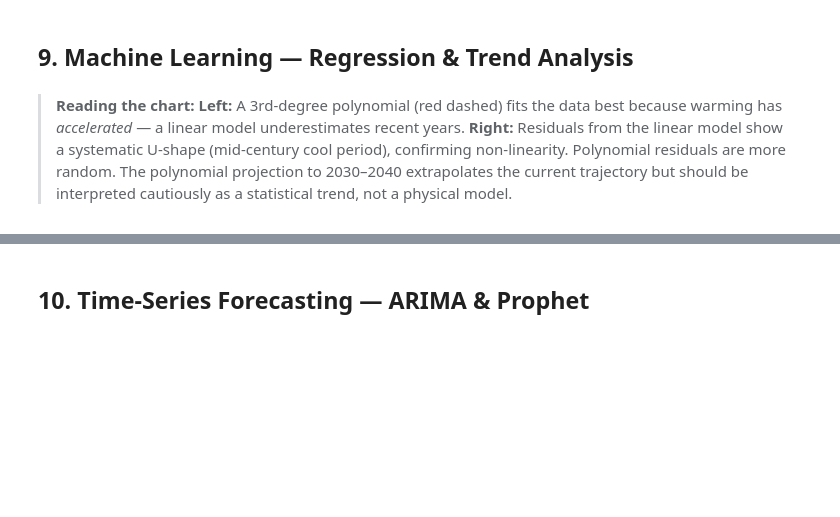
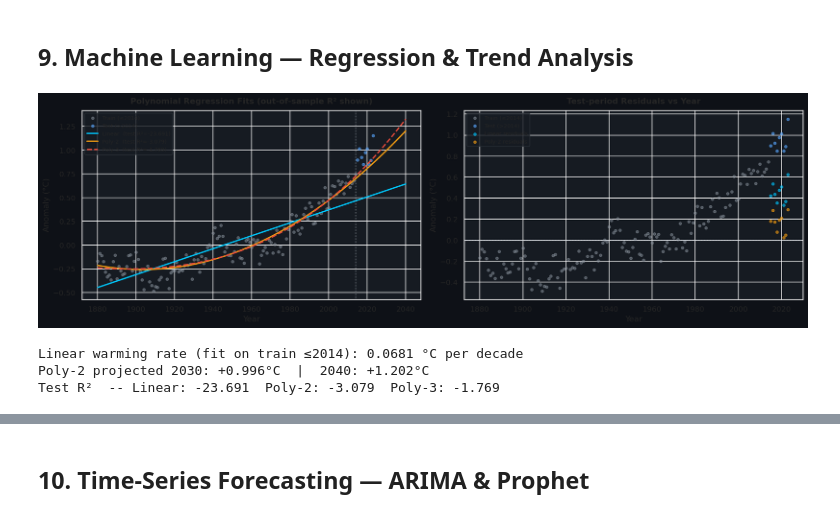
Before and after one commit to Nobby-sibanda/Global-Temperature-Analysis, a Jupyter notebook: notebooks/Global_Temperature_Analysis.ipynb, the cells around one changed output, grey strips where cells are left out. Saved outputs shown, nothing was run; the diff lists cells and outputs as text; code cells hidden in the pictures; blank space fills up the shorter version.

```diff
--- a/notebooks/Global_Temperature_Analysis.ipynb
+++ b/notebooks/Global_Temperature_Analysis.ipynb
@@ -638,41 +806,51 @@ print(f'Mean difference: {diff.mean():+.4f}°C  (sign: GISTEMP - Berkeley Earth)
 ## 9. Machine Learning — Regression & Trend Analysis <a id='9'></a>
 # %%
 # ── 9A. Linear vs Polynomial regression ─────────────────────────────────────
+# Held-out test split (same 2014 cutoff used later for ARIMA/RF) so the reported
+# R^2 is out-of-sample, not just in-sample curve-fitting -- a cubic polynomial
+# in particular looks deceptively good on data it's already seen.
 df_ml = df_global[['Year','Annual']].dropna().copy()
-X = df_ml['Year'].values.reshape(-1,1)
+train_ml = df_ml[df_ml['Year'] <= 2014]
+test_ml  = df_ml[df_ml['Year']  > 2014]
+
+X_train, y_train = train_ml['Year'].values.reshape(-1,1), train_ml['Annual'].values
+X_test,  y_test  = test_ml['Year'].values.reshape(-1,1),  test_ml['Annual'].values
+X = df_ml['Year'].values.reshape(-1,1)   # full series, for plotting the fitted curve only
 y = df_ml['Annual'].values
 
-lr = LinearRegression().fit(X, y)
-poly2 = make_pipeline(PolynomialFeatures(2), LinearRegression()).fit(X, y)
-poly3 = make_pipeline(PolynomialFeatures(3), LinearRegression()).fit(X, y)
+lr    = LinearRegression().fit(X_train, y_train)
+poly2 = make_pipeline(PolynomialFeatures(2), LinearRegression()).fit(X_train, y_train)
+poly3 = make_pipeline(PolynomialFeatures(3), LinearRegression()).fit(X_train, y_train)
 
 x_pred = np.linspace(X.min(), 2040, 300).reshape(-1,1)
 
 fig, axes = plt.subplots(1, 2, figsize=(16, 5))
 for ax in axes:
-    ax.scatter(X, y, s=15, alpha=0.5, color='#8B949E', zorder=2, label='Observations')
+    ax.scatter(X_train, y_train, s=15, alpha=0.5, color='#8B949E', zorder=2, label='Train (≤2014)')
+    ax.scatter(X_test, y_test, s=15, alpha=0.6, color='#58A6FF', zorder=2, label='Test (>2014)')
 
-axes[0].plot(x_pred, lr.predict(x_pred),    color='#00C6FF', lw=2, label=f'Linear  (R²={r2_score(y,lr.predict(X)):.3f})')
-axes[0].plot(x_pred, poly2.predict(x_pred), color='#F39C12', lw=2, label=f'Poly-2  (R²={r2_score(y,poly2.predict(X)):.3f})')
-axes[0].plot(x_pred, poly3.predict(x_pred), color='#E74C3C', lw=2, linestyle='--', label=f'Poly-3  (R²={r2_score(y,poly3.predict(X)):.3f})')
-axes[0].axvline(2024, color='#C9D1D9', lw=0.8, linestyle=':')
-axes[0].set_title('Polynomial Regression Fits'); axes[0].legend(fontsize=8)
+axes[0].plot(x_pred, lr.predict(x_pred),    color='#00C6FF', lw=2, label=f'Linear  (test R²={r2_score(y_test,lr.predict(X_test)):.3f})')
+axes[0].plot(x_pred, poly2.predict(x_pred), color='#F39C12', lw=2, label=f'Poly-2  (test R²={r2_score(y_test,poly2.predict(X_test)):.3f})')
+axes[0].plot(x_pred, poly3.predict(x_pred), color='#E74C3C', lw=2, linestyle='--', label=f'Poly-3  (test R²={r2_score(y_test,poly3.predict(X_test)):.3f})')
+axes[0].axvline(2014, color='#C9D1D9', lw=0.8, linestyle=':')
+axes[0].set_title('Polynomial Regression Fits (out-of-sample R² shown)'); axes[0].legend(fontsize=8)
 
-# Residuals
-axes[1].scatter(X, y - lr.predict(X), s=15, alpha=0.5, color='#00C6FF', label='Linear residuals')
-axes[1].scatter(X, y - poly2.predict(X), s=15, alpha=0.5, color='#F39C12', label='Poly-2 residuals')
+# Residuals on the test period only, since that's the meaningful check
+axes[1].scatter(X_test, y_test - lr.predict(X_test), s=15, alpha=0.6, color='#00C6FF', label='Linear residuals')
+axes[1].scatter(X_test, y_test - poly2.predict(X_test), s=15, alpha=0.6, color='#F39C12', label='Poly-2 residuals')
 axes[1].axhline(0, color='#C9D1D9', lw=0.8, linestyle='--')
-axes[1].set_title('Residuals vs Year'); axes[1].legend(fontsize=8)
+axes[1].set_title('Test-period Residuals vs Year'); axes[1].legend(fontsize=8)
 
 for ax in axes:
     ax.set_xlabel('Year'); ax.set_ylabel('Anomaly (°C)')
 plt.tight_layout(); plt.show()
 
 rate = lr.coef_[0]
-print(f'Linear warming rate: {rate*10:.4f} °C per decade')
+print(f'Linear warming rate (fit on train ≤2014): {rate*10:.4f} °C per decade')
 print(f'Poly-2 projected 2030: {poly2.predict([[2030]])[0]:+.3f}°C  |  2040: {poly2.predict([[2040]])[0]:+.3f}°C')
+print(f'Test R²  -- Linear: {r2_score(y_test,lr.predict(X_test)):.3f}  Poly-2: {r2_score(y_test,poly2.predict(X_test)):.3f}  Poly-3: {r2_score(y_test,poly3.predict(X_test)):.3f}')
+# %% [output]
+[figure, added]
+Linear warming rate (fit on train ≤2014): 0.0681 °C per decade
+Poly-2 projected 2030: +0.996°C  |  2040: +1.202°C
+Test R²  -- Linear: -23.691  Poly-2: -3.079  Poly-3: -1.769
-# %% [markdown]
-> **Reading the chart:**
-> **Left:** A 3rd-degree polynomial (red dashed) fits the data best because warming has *accelerated* — a linear model underestimates recent years.
-> **Right:** Residuals from the linear model show a systematic U-shape (mid-century cool period), confirming non-linearity. Polynomial residuals are more random.
-> The polynomial projection to 2030–2040 extrapolates the current trajectory but should be interpreted cautiously as a statistical trend, not a physical model.
```
Also changed, not shown: parts of 38 cells of this notebook, 2 other files.
